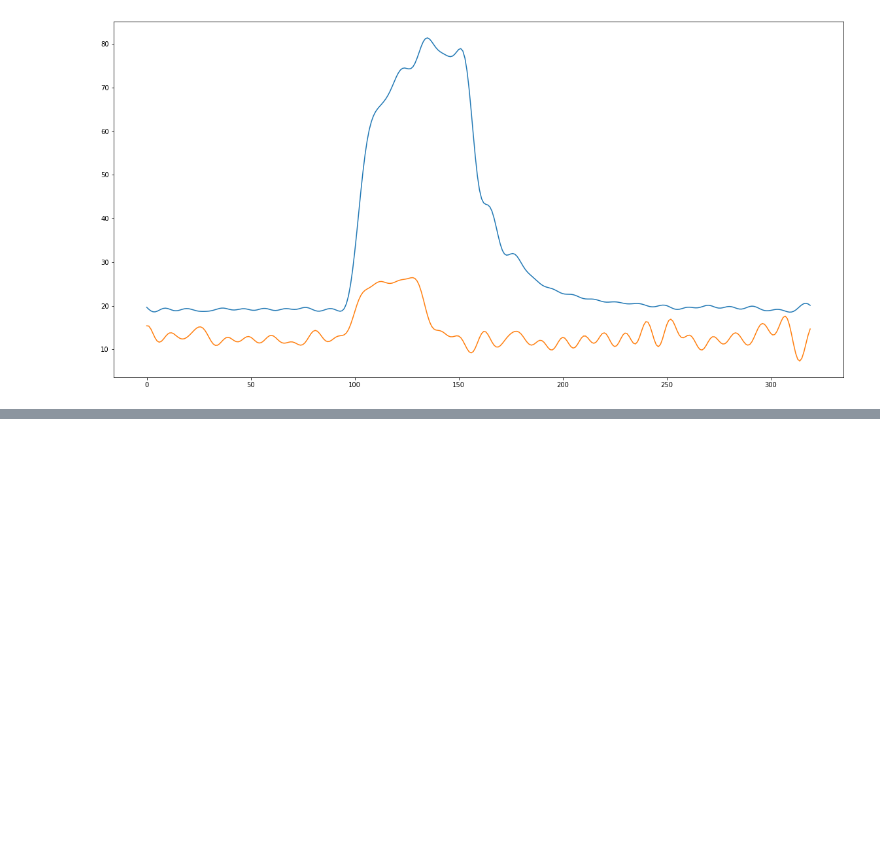
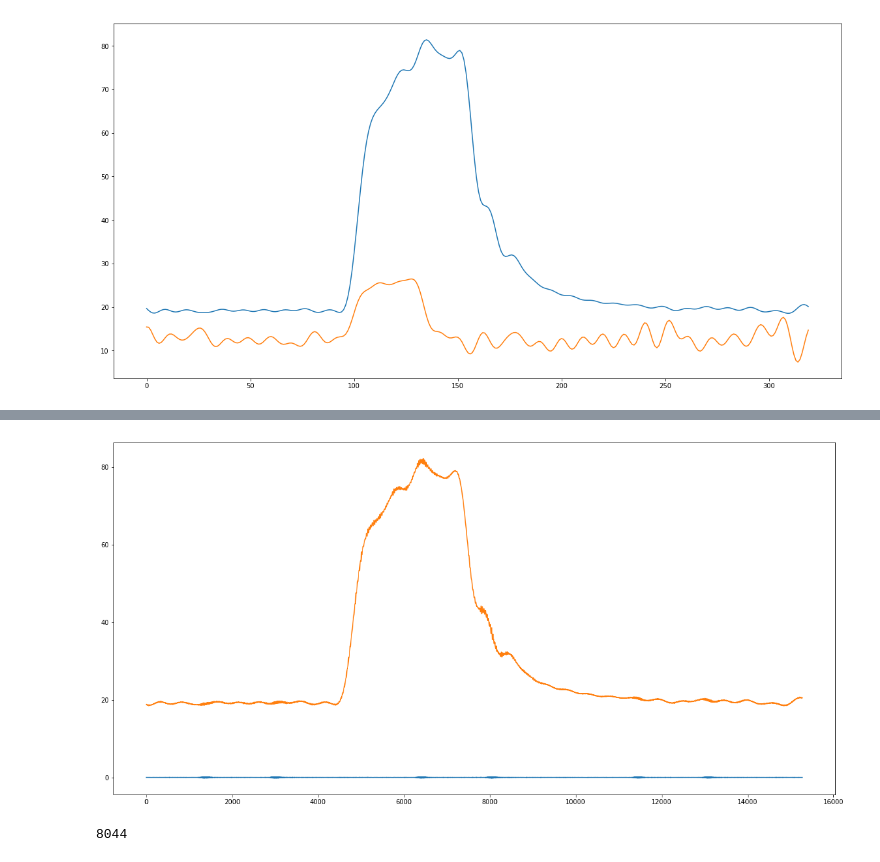
Before and after one commit to jacek257/Project-Chocolate, a Jupyter notebook: Analysis.ipynb, the cells around one changed output, grey strips where cells are left out. Cells and saved outputs as stored; diff of their text form; code cells hidden in the pictures; blank space fills up the shorter version.

```diff
--- a/Analysis.ipynb
+++ b/Analysis.ipynb
@@ -132,0 +152,9 @@ path created
+# %%
+# for_splitter = sg.symiirorder1(np.gradient(np.gradient(invertedO))[100:-100], 10,.91)
+for_splitter = sg.wiener(np.gradient(np.gradient(invertedO))[100:-100])
+corrected_splitter = np.argmin(for_splitter)
+showMe(for_splitter, invertedO[100:-100])
+print(corrected_splitter)
+# %% [output]
+[figure, added]
+8044
```
Also changed, not shown: parts of 9 cells of this notebook, 35 other files.
